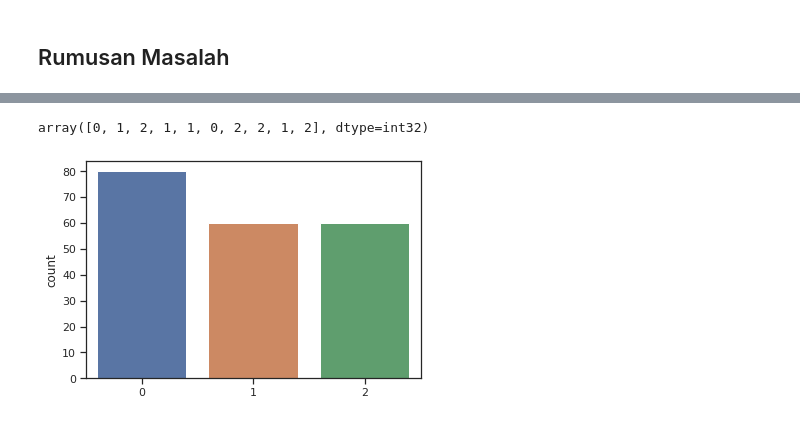
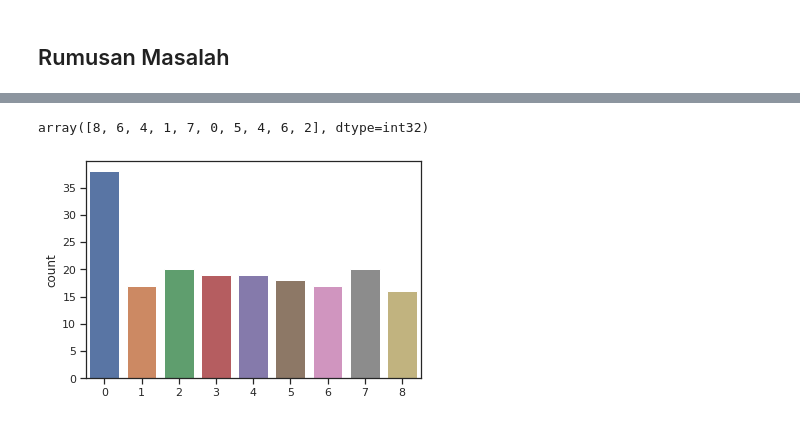
Before and after one commit to Nanasz/Kelompok7-DataMining2, a Jupyter notebook: Kelompok_7.ipynb, the cells around one changed output, grey strips where cells are left out. Saved outputs shown, nothing was run; the diff lists cells and outputs as text; code cells hidden in the pictures.

```diff
--- a/Kelompok_7.ipynb
+++ b/Kelompok_7.ipynb
@@ -159,7 +155,16 @@ dtype: object
+# %%
+data['Jenis Kelamin'] = data['Jenis Kelamin'].replace('-', 'Wanita')
+# %%
+data['Jenis Kelamin'] = data['Jenis Kelamin'].replace(' ', 'Pria')
+# %%
+data['FavFlavor'] = data['FavFlavor'].replace(9, 8)
 # %%
 data['Jenis Kelamin'] = data['Jenis Kelamin'].astype('category')
 data['Pendapatan-per-bulan'] = data['Pendapatan-per-bulan'].astype('float64')
+data['Umur'] = data['Umur'].astype('int64')
 data['Kota'] = data['Kota'].astype('category')
+data['Menikah'] = data['Menikah'].astype('category')
+data['HariFav'] = data['HariFav'].astype('category')
 # %% [markdown]
 Mengubah tipe data kolom jenis kelamin menjadi tipe data category.
 Mengubah tipe data pendapatan per bulan menjadi tipe data float64.
@@ -298,13 +336,14 @@ g = sns.pairplot(data, hue="skor-pengeluaran")
 # %%
 # k-means++ clustering http://scikit-learn.org/stable/modules/generated/sklearn.cluster.KMeans.html
-k=3
+k=9
 kmPP = cluster.KMeans(n_clusters=k, init='k-means++', max_iter=300, tol=0.0001, random_state = random_state)
 kmPP.fit(X)
 C_kmpp = kmPP.predict(X)
 
 # hasil clusteringnya
+
 sns.countplot(x=C_kmpp)
 C_kmpp[:10]
 # %% [output]
-array([0, 1, 2, 1, 1, 0, 2, 2, 1, 2], dtype=int32)
+array([8, 6, 4, 1, 7, 0, 5, 4, 6, 2], dtype=int32)
-[figure, old version]
+[figure, new version]
```
Also changed, not shown: parts of 44 cells of this notebook.
